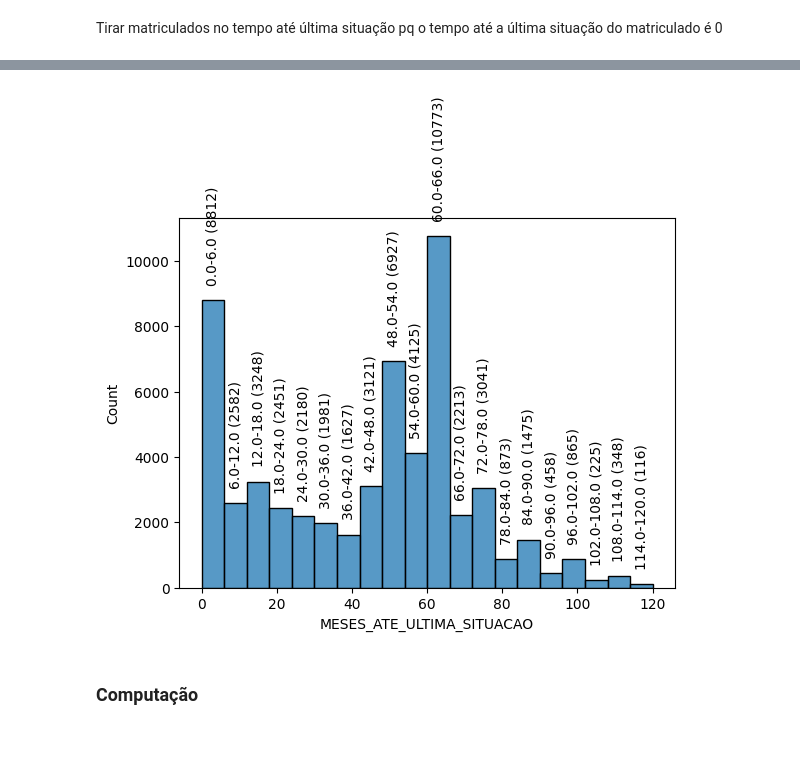
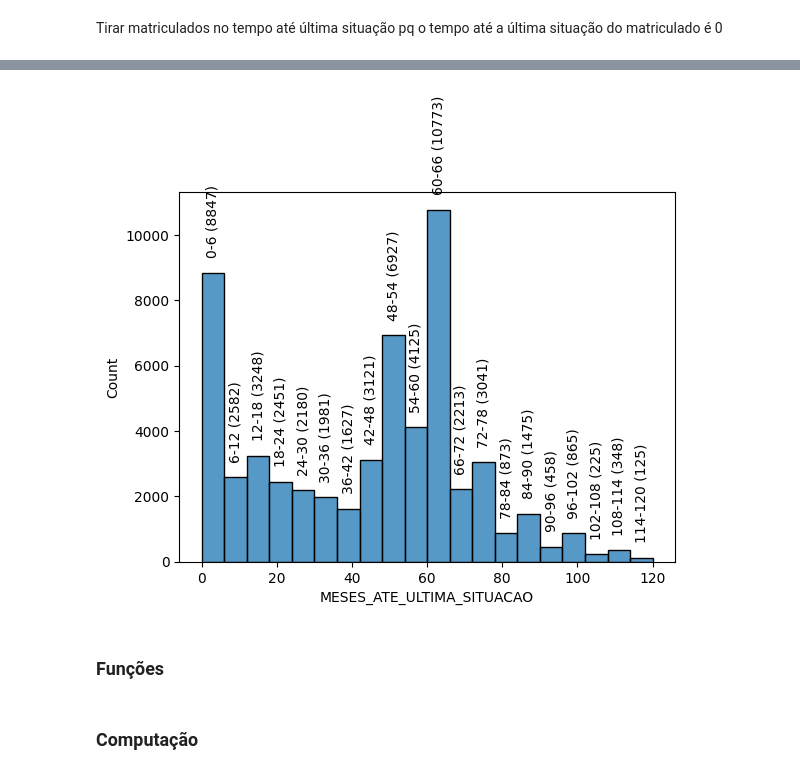
Before and after one commit to romu-lo/tcc-evasao-academica, a Jupyter notebook: visualizacoes.ipynb, the cells around one changed output, grey strips where cells are left out. Drawn from its saved outputs; the diff is of its cells as text; code cells hidden in the pictures; blank space fills up the shorter version.

Commit message:
alteração nos tipos das colunas e mais visualizações

```diff
--- a/visualizacoes.ipynb
+++ b/visualizacoes.ipynb
@@ -62,7 +62,7 @@ colunas_selecionadas = ['CD_ALUNO',
                       'NUMERO_GERACAO',
                       'BOOL_SEDE']
 
-df_selecionado = df[colunas_selecionadas]
+df_selecionado = df[colunas_selecionadas].copy()
 # %%
 df_selecionado.info()
 # %% [output]
@@ -85,0 +88,24 @@ memory usage: 16.9+ MB
+# %%
+df_selecionado['CD_TURNO'] = df_selecionado['CD_TURNO'].astype(dtype=pd.CategoricalDtype(ordered=True))
+df_selecionado['LT_ESTADO_CIVIL'] = df_selecionado['LT_ESTADO_CIVIL'].astype(dtype=pd.CategoricalDtype(ordered=True))
+df_selecionado['LT_RACA'] = df_selecionado['LT_RACA'].astype(dtype=pd.CategoricalDtype(ordered=True))
+df_selecionado['F_NU_SEMESTRE2_VEST'] = df_selecionado['F_NU_SEMESTRE2_VEST'].astype(dtype=pd.CategoricalDtype(ordered=True))
+df_selecionado['TP_INGRES_CURSO'] = df_selecionado['TP_INGRES_CURSO'].astype(dtype=pd.CategoricalDtype(ordered=True))
+df_selecionado['SG_SEXO_ALUNO'] = df_selecionado['SG_SEXO_ALUNO'].astype(dtype=pd.CategoricalDtype(ordered=True))
+df_selecionado['BOOL_TRANCADO'] = df_selecionado['BOOL_TRANCADO'].astype(dtype='bool')
+df_selecionado['BOOL_ST_ALUNO'] = df_selecionado['BOOL_ST_ALUNO'].astype(dtype='bool')
+df_selecionado['MULTI_ST_ALUNO'] = df_selecionado['MULTI_ST_ALUNO'].astype(dtype=pd.CategoricalDtype(ordered=True))
+df_selecionado['BOOL_DEFIC_INEP'] = df_selecionado['BOOL_DEFIC_INEP'].astype(dtype='bool')
+df_selecionado['F_TP_ESCOLA'] = df_selecionado['F_TP_ESCOLA'].astype(dtype=pd.CategoricalDtype(ordered=True))
+df_selecionado['F_TP_OPCAO_COTAS'] = df_selecionado['F_TP_OPCAO_COTAS'].astype(dtype=pd.CategoricalDtype(ordered=True))
+df_selecionado['BOOL_COTAS'] = df_selecionado['BOOL_COTAS'].astype(dtype='bool')
+df_selecionado['IDADE_MATRICULA'] = df_selecionado['IDADE_MATRICULA'].astype(dtype='int64')
+df_selecionado['MESES_ATE_ULTIMA_SITUACAO'] = df_selecionado['MESES_ATE_ULTIMA_SITUACAO'].astype(dtype='int64')
+df_selecionado['LOCAL_FERIAS'] = df_selecionado['LOCAL_FERIAS'].astype(dtype=pd.CategoricalDtype(ordered=True))
+df_selecionado['LOCAL_NASC'] = df_selecionado['LOCAL_NASC'].astype(dtype=pd.CategoricalDtype(ordered=True))
+df_selecionado['LOCAL_NASC'] = df_selecionado['LOCAL_NASC'].astype(dtype=pd.CategoricalDtype(ordered=True))
+df_selecionado['TP_HABILITACAO'] = df_selecionado['TP_HABILITACAO'].astype(dtype=pd.CategoricalDtype(ordered=True))
+df_selecionado['SG_CENTRO'] = df_selecionado['SG_CENTRO'].astype(dtype=pd.CategoricalDtype(ordered=True))
+df_selecionado['NM_CAMPUS'] = df_selecionado['NM_CAMPUS'].astype(dtype=pd.CategoricalDtype(ordered=True))
+df_selecionado['GERACAO_COMPLETA'] = df_selecionado['GERACAO_COMPLETA'].astype(dtype='bool')
+df_selecionado['NUMERO_GERACAO'] = df_selecionado['NUMERO_GERACAO'].astype(dtype='int64')
@@ -118,13 +254,15 @@ hist_meses = sns.histplot(df_sem_matriculados['MESES_ATE_ULTIMA_SITUACAO'], bins
 # %%
 hist_meses = sns.histplot(df_sem_matriculados['MESES_ATE_ULTIMA_SITUACAO'], bins=[i for i in range(0, 125, 6)])
 
 counts, bin_edges = np.histogram(df_sem_matriculados['MESES_ATE_ULTIMA_SITUACAO'], bins=[i for i in range(0, 125, 6)])
 
 for i in range(len(bin_edges)-1):
     x_position = (bin_edges[i] + bin_edges[i+1]) / 2
     y_position = counts[i] + counts.max() * 0.05
-    plt.text(x_position, y_position, f'{bin_edges[i]:.1f}-{bin_edges[i+1]:.1f} ({counts[i]})', ha='center', rotation=90)
+    plt.text(x_position, y_position, f'{bin_edges[i]:.0f}-{bin_edges[i+1]:.0f} ({counts[i]})', ha='center', rotation=90)
 
 plt.show()
 # %% [output]
-[figure, old version]
+[figure, new version]
+# %% [markdown]
+### Funções
```
Also changed, not shown: parts of 54 cells of this notebook, 4 other files.
